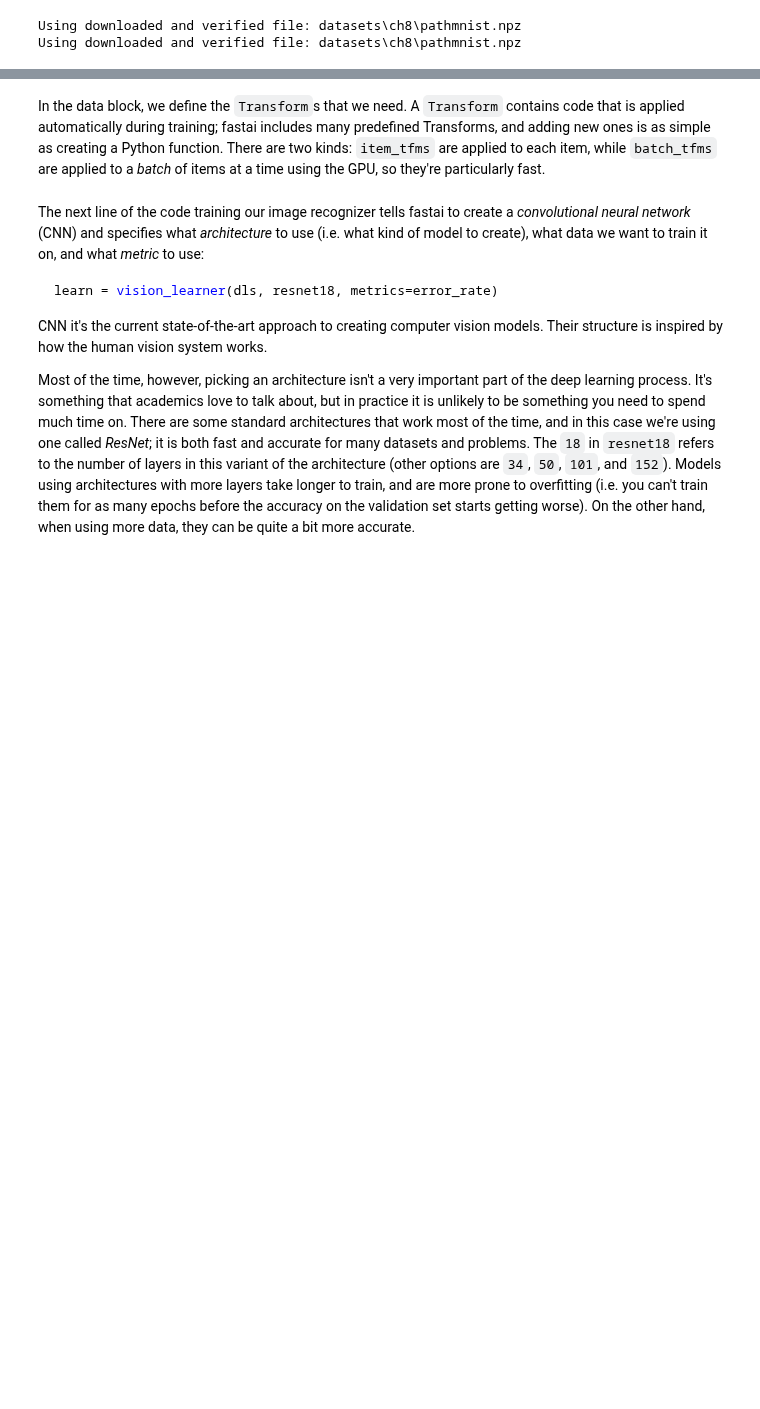
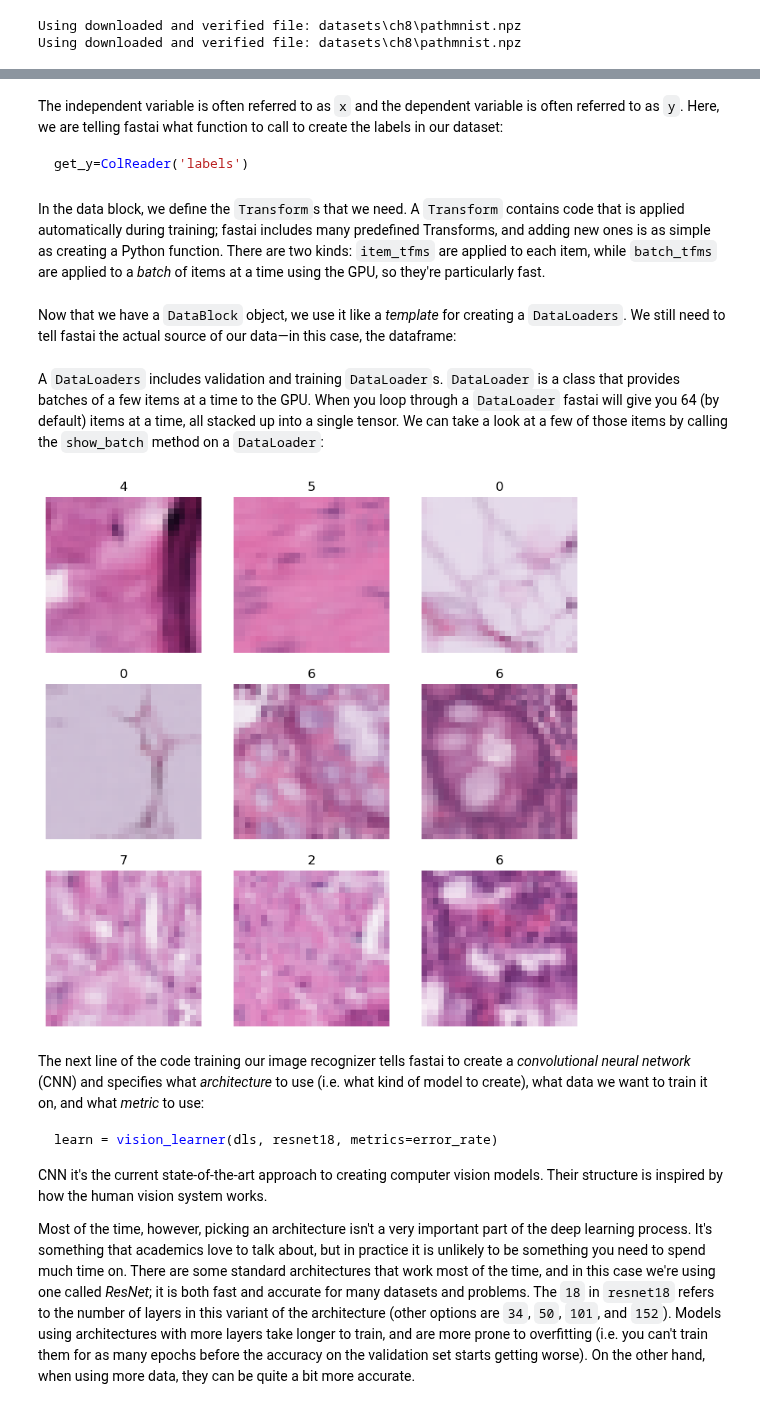
Before and after one commit to bmandracchia/ML4BD, a Jupyter notebook: chapters/21_neural networks.ipynb, the cells around one changed output, grey strips where cells are left out. Drawn from its saved outputs; the diff is of its cells as text; code cells hidden in the pictures; blank space fills up the shorter version.

````diff
--- a/chapters/21_neural networks.ipynb
+++ b/chapters/21_neural networks.ipynb
@@ -190,2 +220,11 @@ dls.show_batch(cmap='gray')
+# %% [markdown]
+The independent variable is often referred to as `x` and the dependent variable is often referred to as `y`. Here, we are telling fastai what function to call to create the labels in our dataset:
+
+```python
+get_y=ColReader('labels')
+```
 # %% [markdown]
 In the data block, we define the `Transform`s that we need. A `Transform` contains code that is applied automatically during training; fastai includes many predefined Transforms, and adding new ones is as simple as creating a Python function. There are two kinds: `item_tfms` are applied to each item, while `batch_tfms` are applied to a *batch* of items at a time using the GPU, so they're particularly fast.
+# %% [markdown]
+
+Now that we have a `DataBlock` object, we use it like a *template* for creating a `DataLoaders`. We still need to tell fastai the actual source of our data—in this case, the dataframe:
@@ -192,3 +235,9 @@ In the data block, we define the `Transform`s that we need. A `Transform` contai
+# %% [markdown]
+A `DataLoaders` includes validation and training `DataLoader`s. `DataLoader` is a class that provides batches of a few items at a time to the GPU. When you loop through a `DataLoader` fastai will give you 64 (by default) items at a time, all stacked up into a single tensor. We can take a look at a few of those items by calling the `show_batch` method on a `DataLoader`:
+# %%
+dls.show_batch()
+# %% [output]
+[figure, added]
 # %% [markdown]
 The next line of the code training our image recognizer tells fastai to create a *convolutional neural network* (CNN) and specifies what *architecture* to use (i.e. what kind of model to create), what data we want to train it on, and what *metric* to use:
 
````
Also changed, not shown: parts of 24 cells of this notebook, 2 other files.
